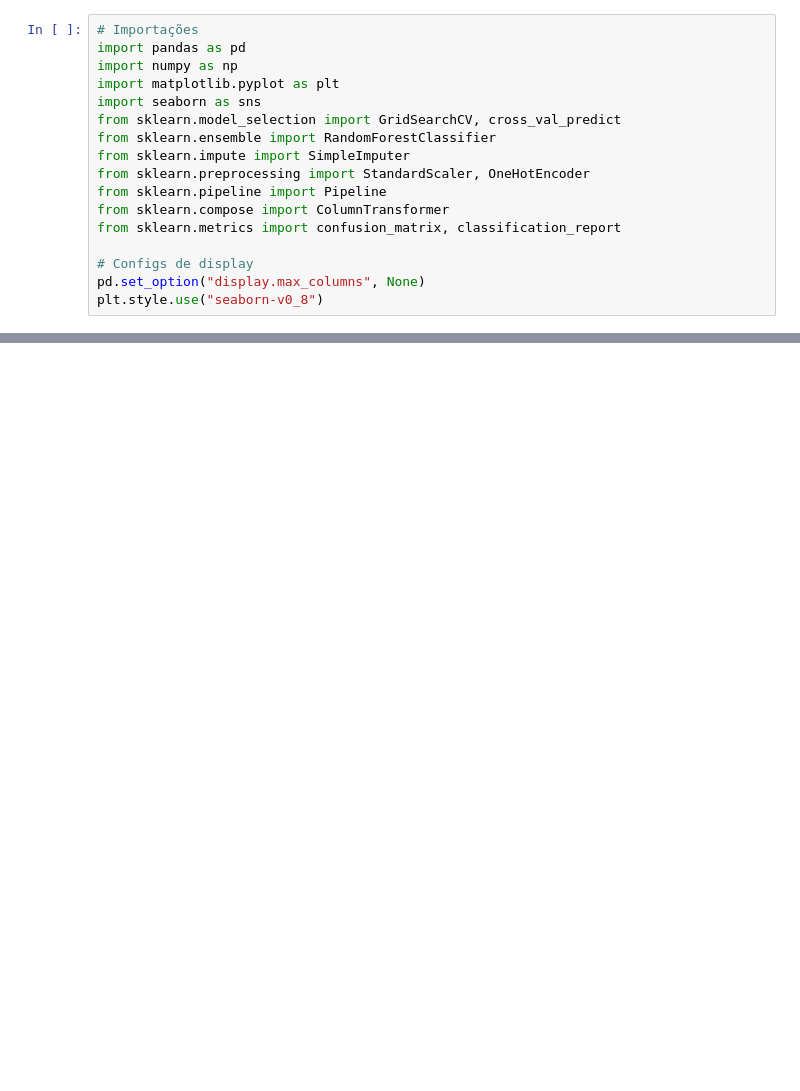
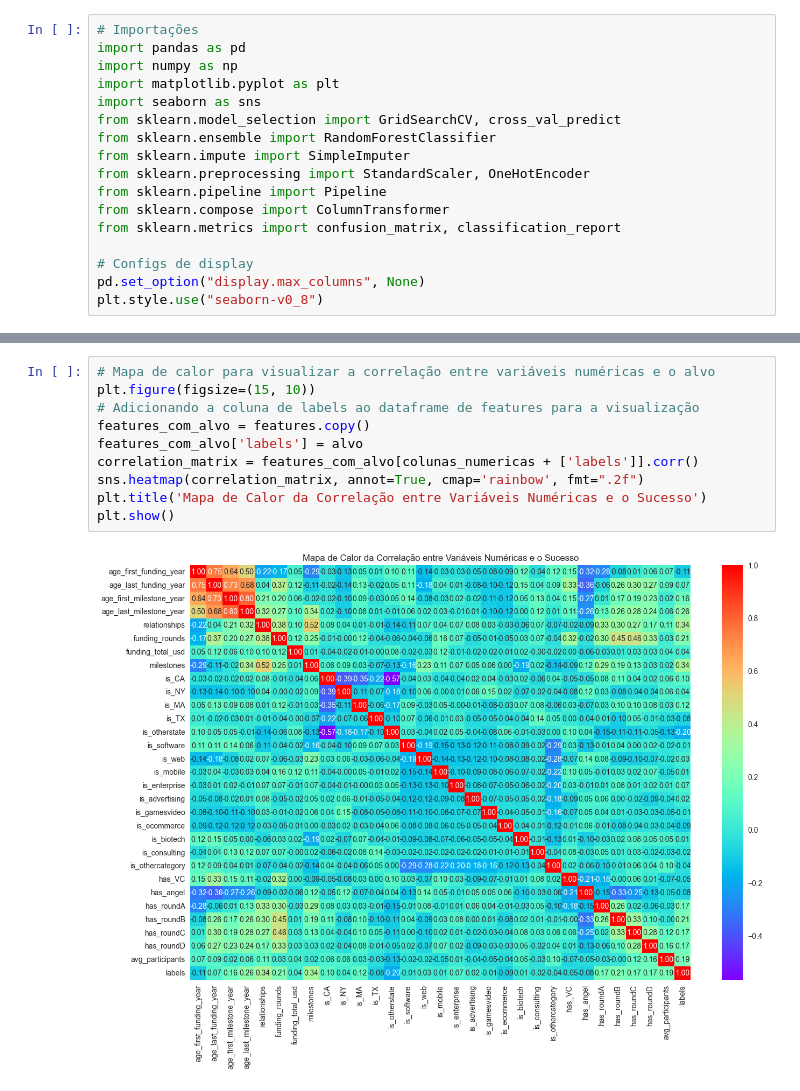
Before and after one commit to B0czar/modelon-kk, a Jupyter notebook: model.ipynb, the cells around one changed output, grey strips where cells are left out. Cells and saved outputs as stored; diff of their text form; blank space fills up the shorter version.

```diff
--- a/model.ipynb
+++ b/model.ipynb
@@ -96,0 +124,12 @@ print(classification_report(y, y_pred_cv))
+# %%
+# Mapa de calor para visualizar a correlação entre variáveis numéricas e o alvo
+plt.figure(figsize=(15, 10))
+# Adicionando a coluna de labels ao dataframe de features para a visualização
+features_com_alvo = features.copy()
+features_com_alvo['labels'] = alvo
+correlation_matrix = features_com_alvo[colunas_numericas + ['labels']].corr()
+sns.heatmap(correlation_matrix, annot=True, cmap='rainbow', fmt=".2f")
+plt.title('Mapa de Calor da Correlação entre Variáveis Numéricas e o Sucesso')
+plt.show()
+# %% [output]
+[figure, added]
```
Also changed, not shown: parts of 17 cells of this notebook, 2 other files.
